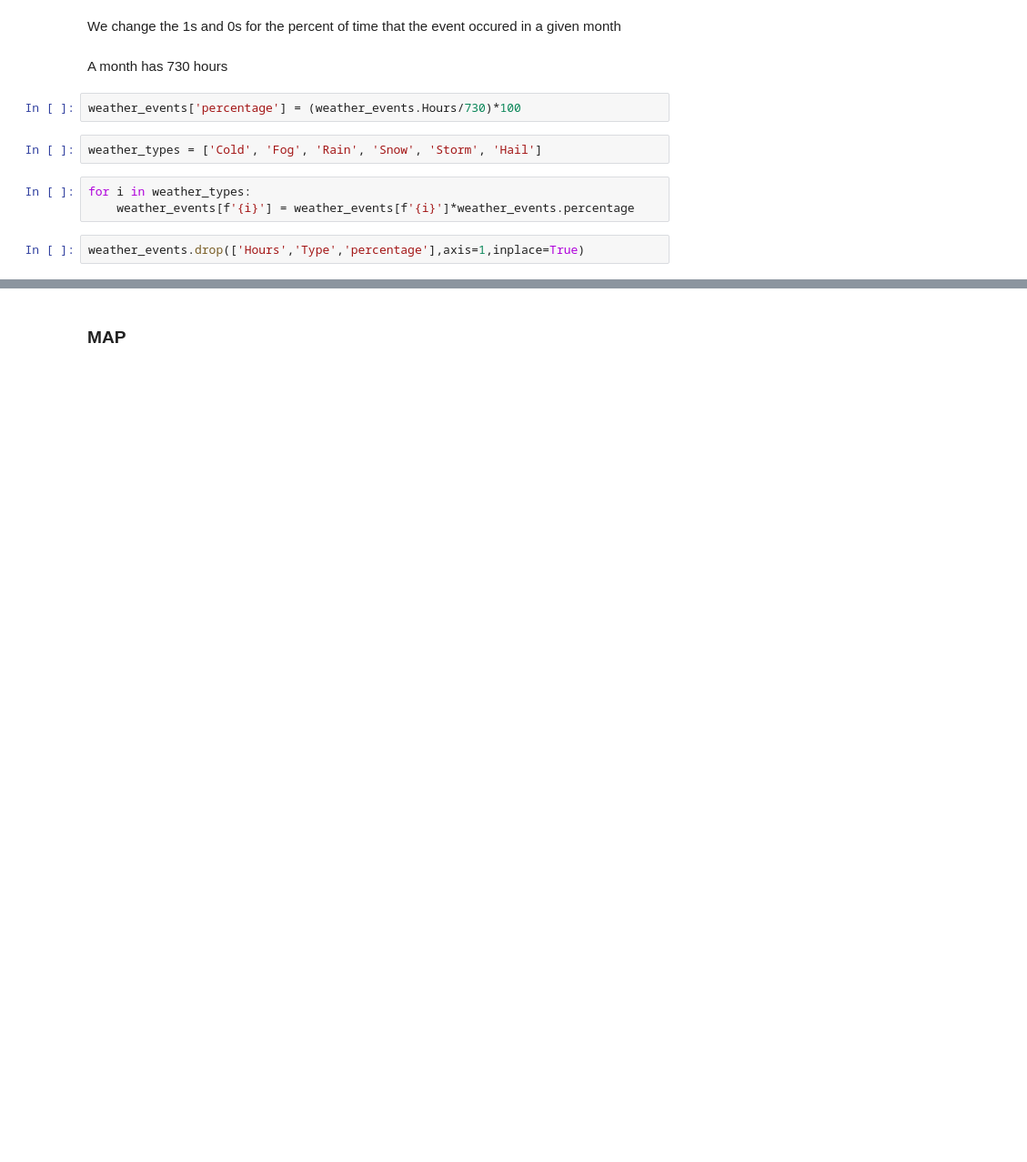
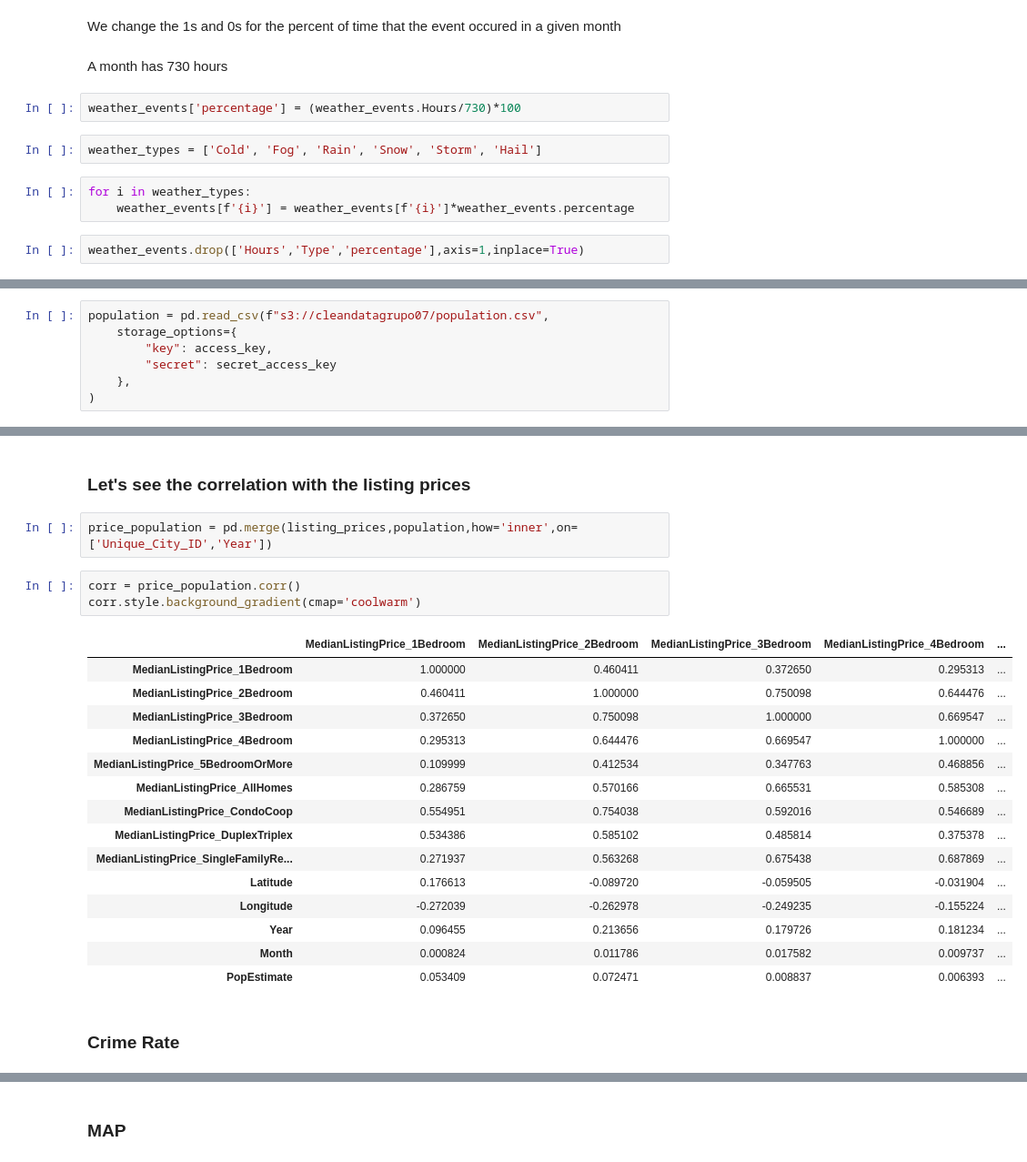
Before and after one commit to julicaro31/GRUPO_07-PF_DS4, a Jupyter notebook: machine_learning/ml_model.ipynb, the cells around one changed output, grey strips where cells are left out. Shown at 91% size. Cells and saved outputs as stored; diff of their text form; blank space fills up the shorter version.

```diff
--- a/machine_learning/ml_model.ipynb
+++ b/machine_learning/ml_model.ipynb
@@ -87,0 +370,7 @@ weather_events.head()
+# %%
+population = pd.read_csv(f"s3://cleandatagrupo07/population.csv",
+    storage_options={
+        "key": access_key,
+        "secret": secret_access_key
+    },
+)
@@ -87,0 +386,25 @@ weather_events.head()
+# %% [markdown]
+### Let's see the correlation with the listing prices
+# %%
+price_population = pd.merge(listing_prices,population,how='inner',on=['Unique_City_ID','Year'])
+# %%
+corr = price_population.corr()
+corr.style.background_gradient(cmap='coolwarm')
+# %% [output]
+|  | MedianListingPrice_1Bedroom | MedianListingPrice_2Bedroom | MedianListingPrice_3Bedroom | MedianListingPrice_4Bedroom | ... |
+| MedianListingPrice_1Bedroom | 1.000000 | 0.460411 | 0.372650 | 0.295313 | ... |
+| MedianListingPrice_2Bedroom | 0.460411 | 1.000000 | 0.750098 | 0.644476 | ... |
+| MedianListingPrice_3Bedroom | 0.372650 | 0.750098 | 1.000000 | 0.669547 | ... |
+| MedianListingPrice_4Bedroom | 0.295313 | 0.644476 | 0.669547 | 1.000000 | ... |
+| MedianListingPrice_5BedroomOrMore | 0.109999 | 0.412534 | 0.347763 | 0.468856 | ... |
+| MedianListingPrice_AllHomes | 0.286759 | 0.570166 | 0.665531 | 0.585308 | ... |
+| MedianListingPrice_CondoCoop | 0.554951 | 0.754038 | 0.592016 | 0.546689 | ... |
+| MedianListingPrice_DuplexTriplex | 0.534386 | 0.585102 | 0.485814 | 0.375378 | ... |
+| MedianListingPrice_SingleFamilyRe... | 0.271937 | 0.563268 | 0.675438 | 0.687869 | ... |
+| Latitude | 0.176613 | -0.089720 | -0.059505 | -0.031904 | ... |
+| Longitude | -0.272039 | -0.262978 | -0.249235 | -0.155224 | ... |
+| Year | 0.096455 | 0.213656 | 0.179726 | 0.181234 | ... |
+| Month | 0.000824 | 0.011786 | 0.017582 | 0.009737 | ... |
+| PopEstimate | 0.053409 | 0.072471 | 0.008837 | 0.006393 | ... |
+# %% [markdown]
+### Crime Rate
```
Also changed, not shown: parts of 72 cells of this notebook, 1 other file.
